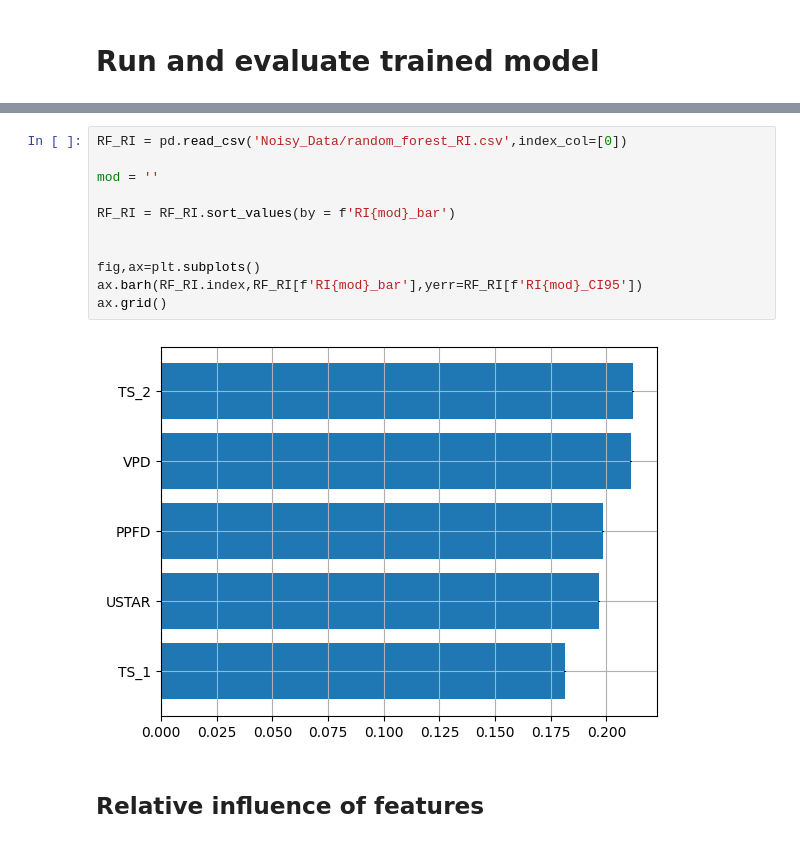
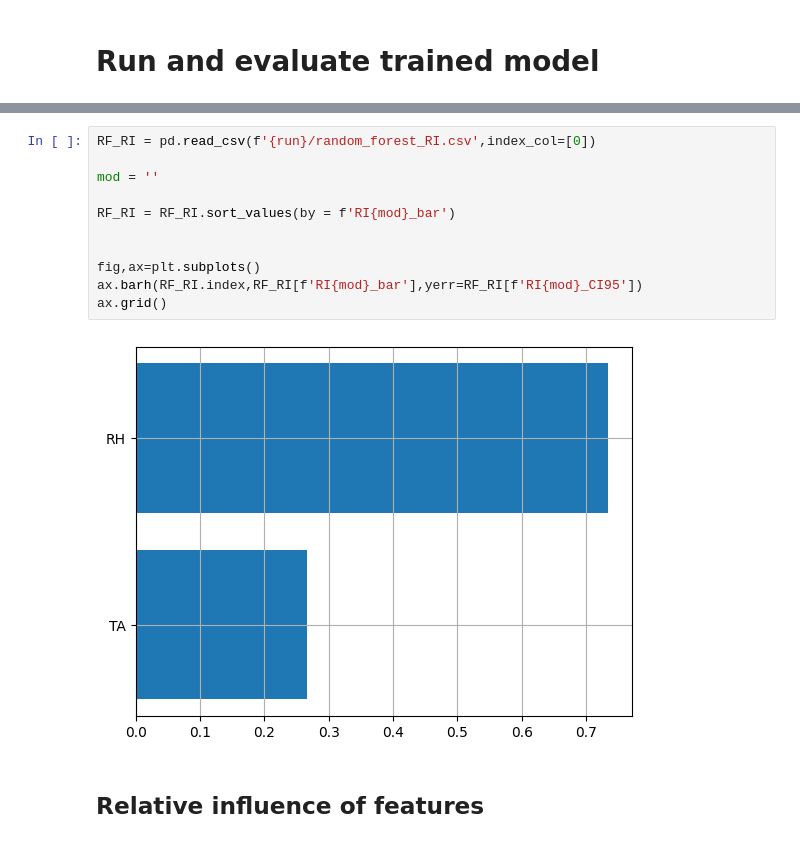
Before and after one commit to June-Skeeter/NN_Applications, a Jupyter notebook: NN_for_EC.ipynb, the cells around one changed output, grey strips where cells are left out. Drawn from its saved outputs; the diff is of its cells as text.

```diff
--- a/NN_for_EC.ipynb
+++ b/NN_for_EC.ipynb
@@ -207,15 +275,15 @@ RF_Output.head()
 # %%
-RF_RI = pd.read_csv('Noisy_Data/random_forest_RI.csv',index_col=[0])
+RF_RI = pd.read_csv(f'{run}/random_forest_RI.csv',index_col=[0])
 
 mod = ''
 
 RF_RI = RF_RI.sort_values(by = f'RI{mod}_bar')
 
 
 fig,ax=plt.subplots()
 ax.barh(RF_RI.index,RF_RI[f'RI{mod}_bar'],yerr=RF_RI[f'RI{mod}_CI95'])
 ax.grid()
 # %% [output]
-[figure, old version]
+[figure, new version]
 # %% [markdown]
 ## Relative influence of features
```
Also changed, not shown: parts of 9 cells of this notebook, 10 other files.
